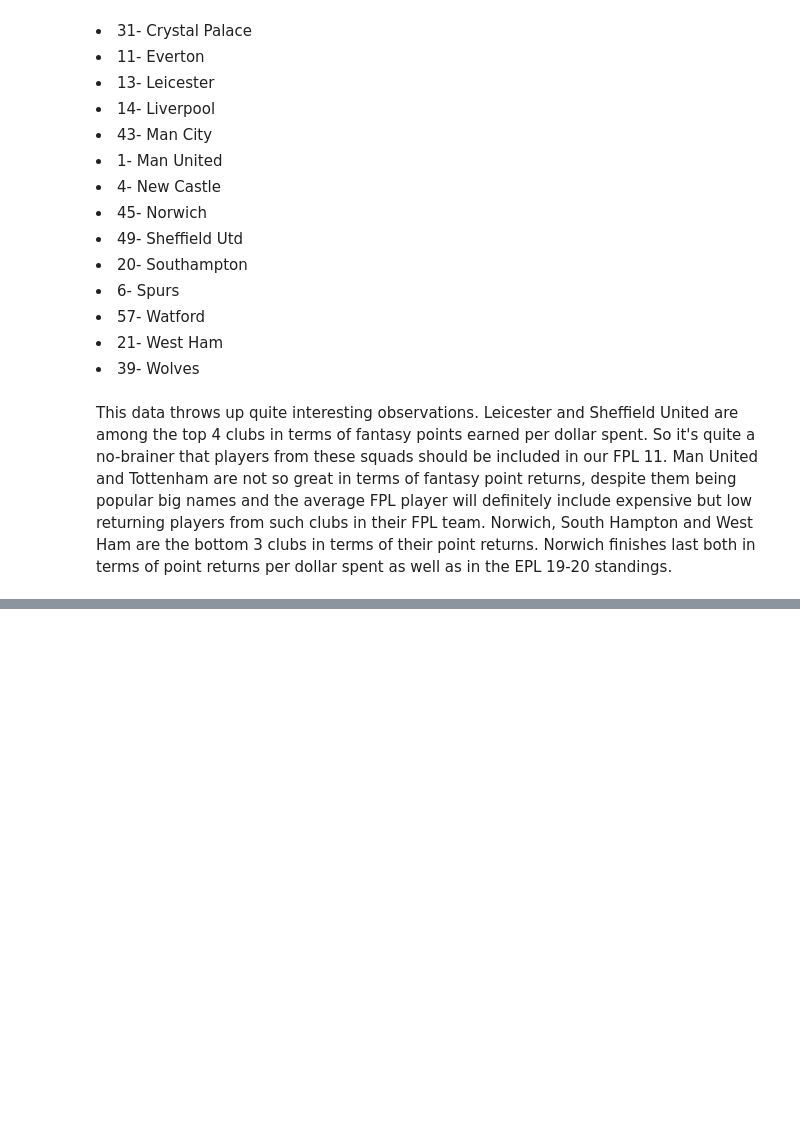
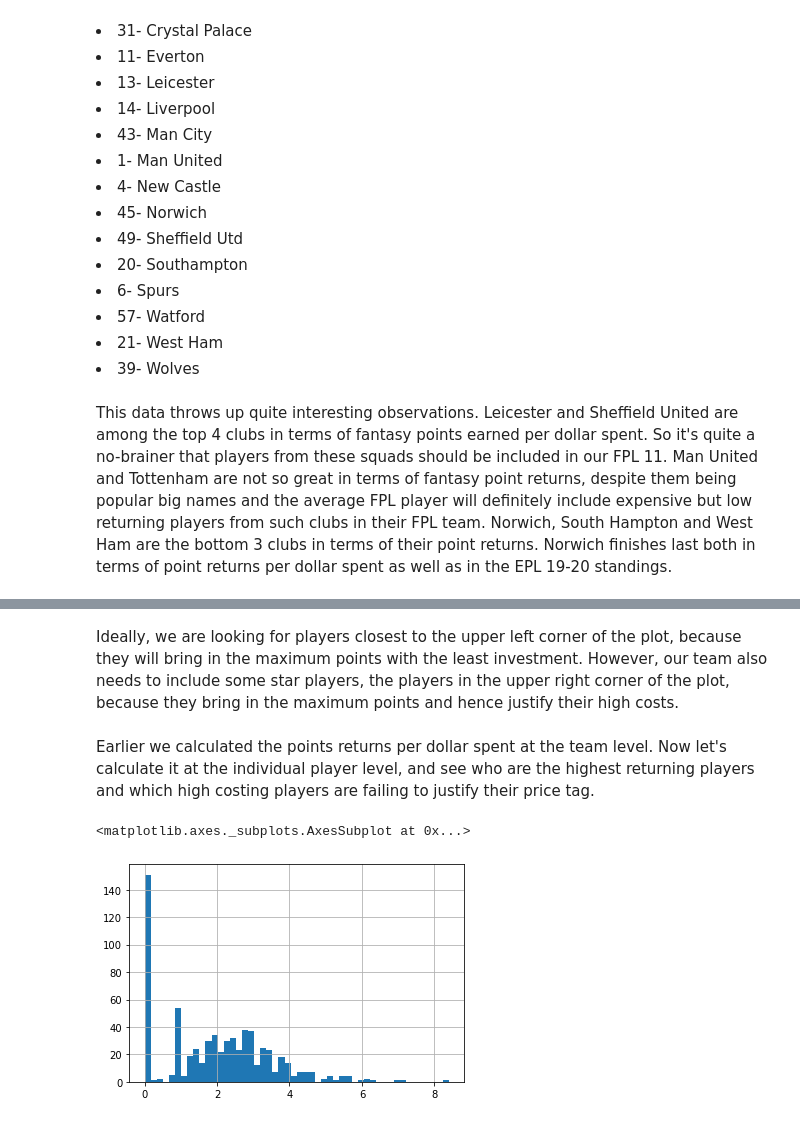
Before and after one commit to AnishMukherjee03/SportsAnalytics, a Jupyter notebook: fpl.ipynb, the cells around one changed output, grey strips where cells are left out. Drawn from its saved outputs; the diff is of its cells as text; code cells hidden in the pictures; blank space fills up the shorter version.

```diff
--- a/fpl.ipynb
+++ b/fpl.ipynb
@@ -118,0 +118,9 @@ This data throws up quite interesting observations. Leicester and Sheffield Unit
+# %% [markdown]
+Ideally, we are looking for players closest to the upper left corner of the plot, because they will bring in the maximum points with the least investment. However, our team also needs to include some star players, the players in the upper right corner of the plot, because they bring in the maximum points and hence justify their high costs.
+# %% [markdown]
+Earlier we calculated the points returns per dollar spent at the team level. Now let's calculate it at the individual player level, and see who are the highest returning players and which high costing players are failing to justify their price tag.
+# %%
+df_1920["points_per_game"].hist(bins=50)
+# %% [output]
+<matplotlib.axes._subplots.AxesSubplot at 0x...>
+[figure, added]
```
Also changed, not shown: parts of 7 cells of this notebook, 2 other files.
